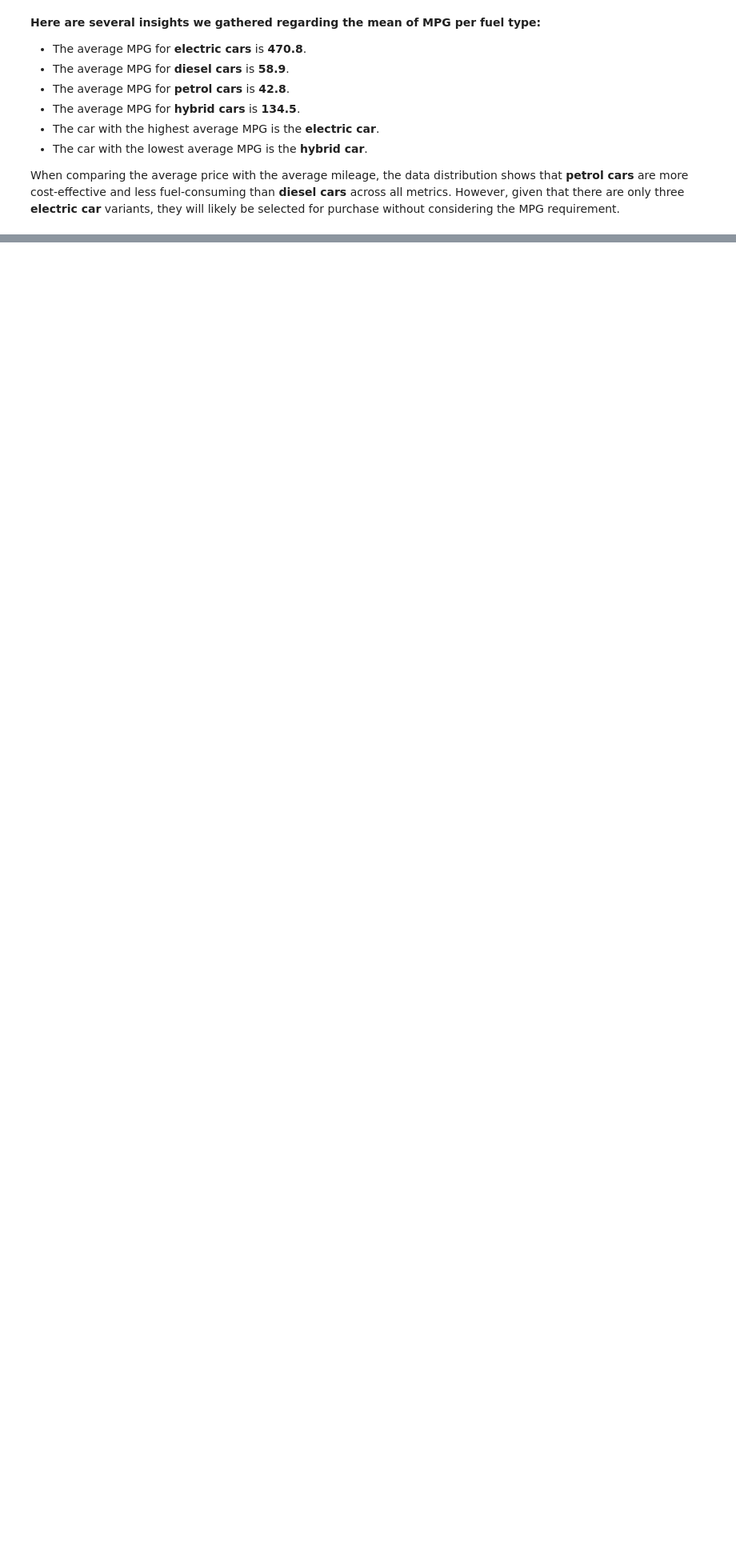
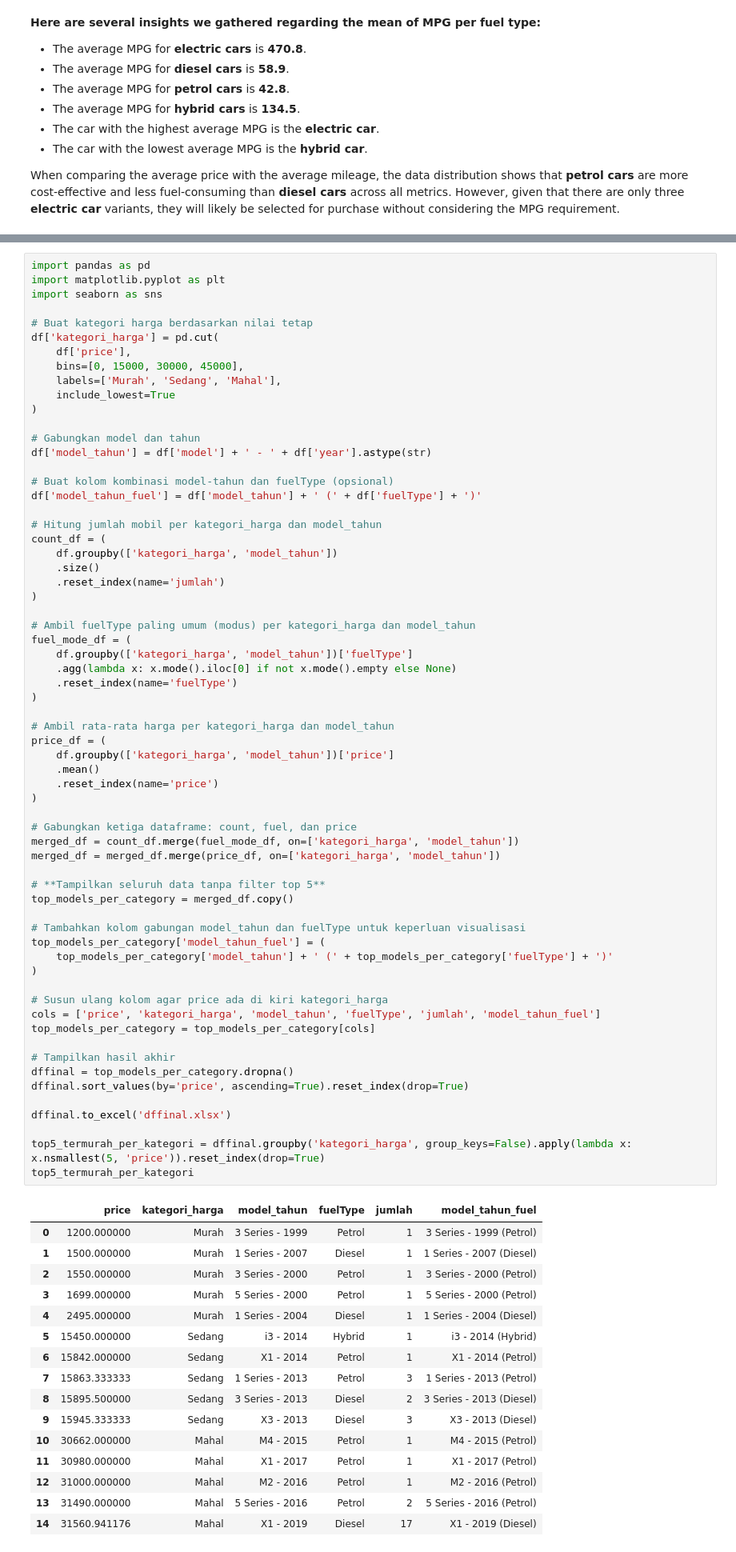
Before and after one commit to rafisiregar/Analysis-of-Used-BMWs-for-the-Company-Fleet, a Jupyter notebook: UsedBMWCarAnalysis.ipynb, the cells around one changed output, grey strips where cells are left out. Shown at 80% size. Drawn from its saved outputs; the diff is of its cells as text; blank space fills up the shorter version.

```diff
--- a/UsedBMWCarAnalysis.ipynb
+++ b/UsedBMWCarAnalysis.ipynb
@@ -403,0 +445,81 @@ Kita bisa melihat bahwa persebaran top 5 data mobil BMW yang tersebar pada kateg
+# %%
+import pandas as pd
+import matplotlib.pyplot as plt
+import seaborn as sns
+
+# Buat kategori harga berdasarkan nilai tetap
+df['kategori_harga'] = pd.cut(
+    df['price'],
+    bins=[0, 15000, 30000, 45000],
+    labels=['Murah', 'Sedang', 'Mahal'],
+    include_lowest=True
+)
+
+# Gabungkan model dan tahun
+df['model_tahun'] = df['model'] + ' - ' + df['year'].astype(str)
+
+# Buat kolom kombinasi model-tahun dan fuelType (opsional)
+df['model_tahun_fuel'] = df['model_tahun'] + ' (' + df['fuelType'] + ')'
+
+# Hitung jumlah mobil per kategori_harga dan model_tahun
+count_df = (
+    df.groupby(['kategori_harga', 'model_tahun'])
+    .size()
+    .reset_index(name='jumlah')
+)
+
+# Ambil fuelType paling umum (modus) per kategori_harga dan model_tahun
+fuel_mode_df = (
+    df.groupby(['kategori_harga', 'model_tahun'])['fuelType']
+    .agg(lambda x: x.mode().iloc[0] if not x.mode().empty else None)
+    .reset_index(name='fuelType')
+)
+
+# Ambil rata-rata harga per kategori_harga dan model_tahun
+price_df = (
+    df.groupby(['kategori_harga', 'model_tahun'])['price']
+    .mean()
+    .reset_index(name='price')
+)
+
+# Gabungkan ketiga dataframe: count, fuel, dan price
+merged_df = count_df.merge(fuel_mode_df, on=['kategori_harga', 'model_tahun'])
+merged_df = merged_df.merge(price_df, on=['kategori_harga', 'model_tahun'])
+
+# **Tampilkan seluruh data tanpa filter top 5**
+top_models_per_category = merged_df.copy()
+
+# Tambahkan kolom gabungan model_tahun dan fuelType untuk keperluan visualisasi
+top_models_per_category['model_tahun_fuel'] = (
+    top_models_per_category['model_tahun'] + ' (' + top_models_per_category['fuelType'] + ')'
+)
+
+# Susun ulang kolom agar price ada di kiri kategori_harga
+cols = ['price', 'kategori_harga', 'model_tahun', 'fuelType', 'jumlah', 'model_tahun_fuel']
+top_models_per_category = top_models_per_category[cols]
+
+# Tampilkan hasil akhir
+dffinal = top_models_per_category.dropna()
+dffinal.sort_values(by='price', ascending=True).reset_index(drop=True)
+
+dffinal.to_excel('dffinal.xlsx')
+
+top5_termurah_per_kategori = dffinal.groupby('kategori_harga', group_keys=False).apply(lambda x: x.nsmallest(5, 'price')).reset_index(drop=True)
+top5_termurah_per_kategori
+# %% [output]
+|  | price | kategori_harga | model_tahun | fuelType | jumlah | model_tahun_fuel |
+| 0 | 1200.000000 | Murah | 3 Series - 1999 | Petrol | 1 | 3 Series - 1999 (Petrol) |
+| 1 | 1500.000000 | Murah | 1 Series - 2007 | Diesel | 1 | 1 Series - 2007 (Diesel) |
+| 2 | 1550.000000 | Murah | 3 Series - 2000 | Petrol | 1 | 3 Series - 2000 (Petrol) |
+| 3 | 1699.000000 | Murah | 5 Series - 2000 | Petrol | 1 | 5 Series - 2000 (Petrol) |
+| 4 | 2495.000000 | Murah | 1 Series - 2004 | Diesel | 1 | 1 Series - 2004 (Diesel) |
+| 5 | 15450.000000 | Sedang | i3 - 2014 | Hybrid | 1 | i3 - 2014 (Hybrid) |
+| 6 | 15842.000000 | Sedang | X1 - 2014 | Petrol | 1 | X1 - 2014 (Petrol) |
+| 7 | 15863.333333 | Sedang | 1 Series - 2013 | Petrol | 3 | 1 Series - 2013 (Petrol) |
+| 8 | 15895.500000 | Sedang | 3 Series - 2013 | Diesel | 2 | 3 Series - 2013 (Diesel) |
+| 9 | 15945.333333 | Sedang | X3 - 2013 | Diesel | 3 | X3 - 2013 (Diesel) |
+| 10 | 30662.000000 | Mahal | M4 - 2015 | Petrol | 1 | M4 - 2015 (Petrol) |
+| 11 | 30980.000000 | Mahal | X1 - 2017 | Petrol | 1 | X1 - 2017 (Petrol) |
+| 12 | 31000.000000 | Mahal | M2 - 2016 | Petrol | 1 | M2 - 2016 (Petrol) |
+| 13 | 31490.000000 | Mahal | 5 Series - 2016 | Petrol | 2 | 5 Series - 2016 (Petrol) |
+| 14 | 31560.941176 | Mahal | X1 - 2019 | Diesel | 17 | X1 - 2019 (Diesel) |
```
Also changed, not shown: parts of 30 cells of this notebook.
